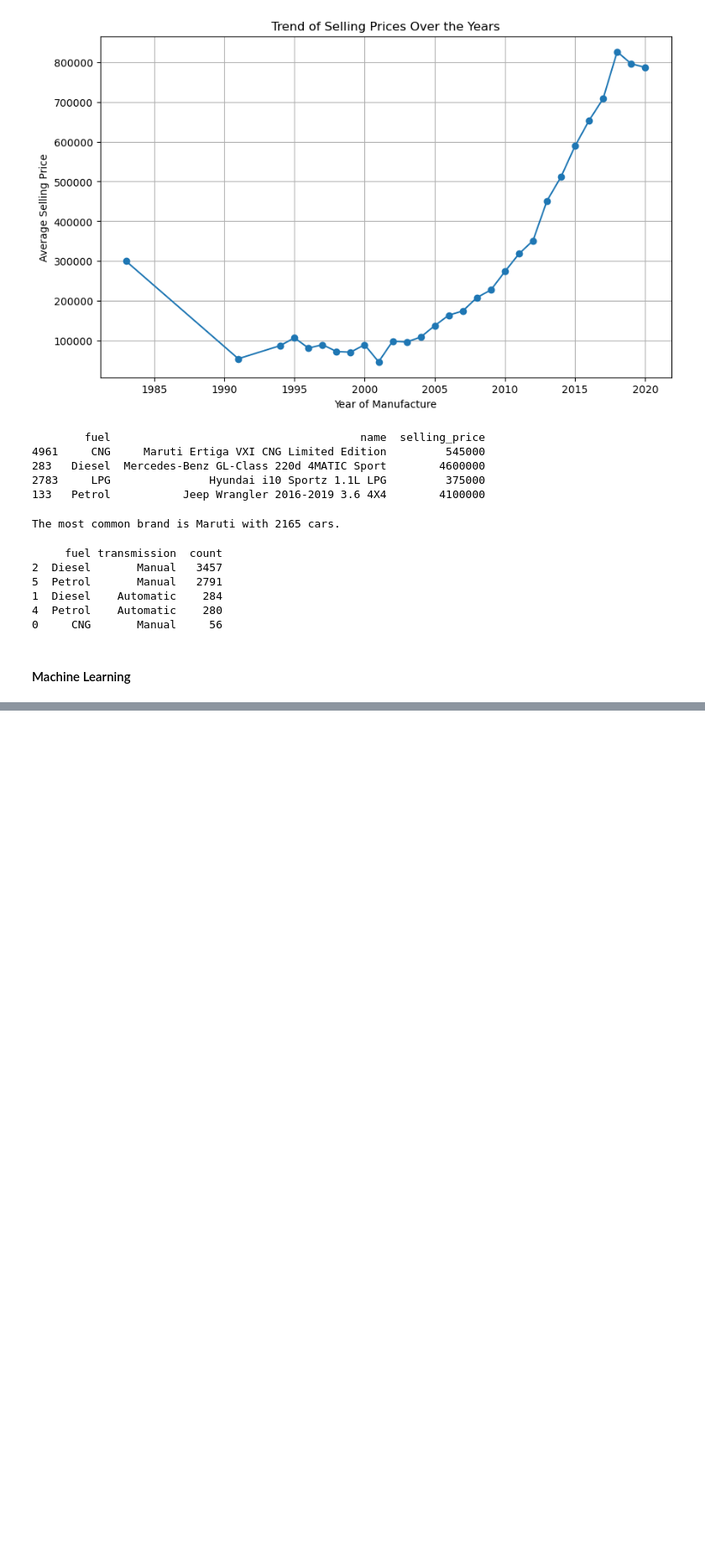
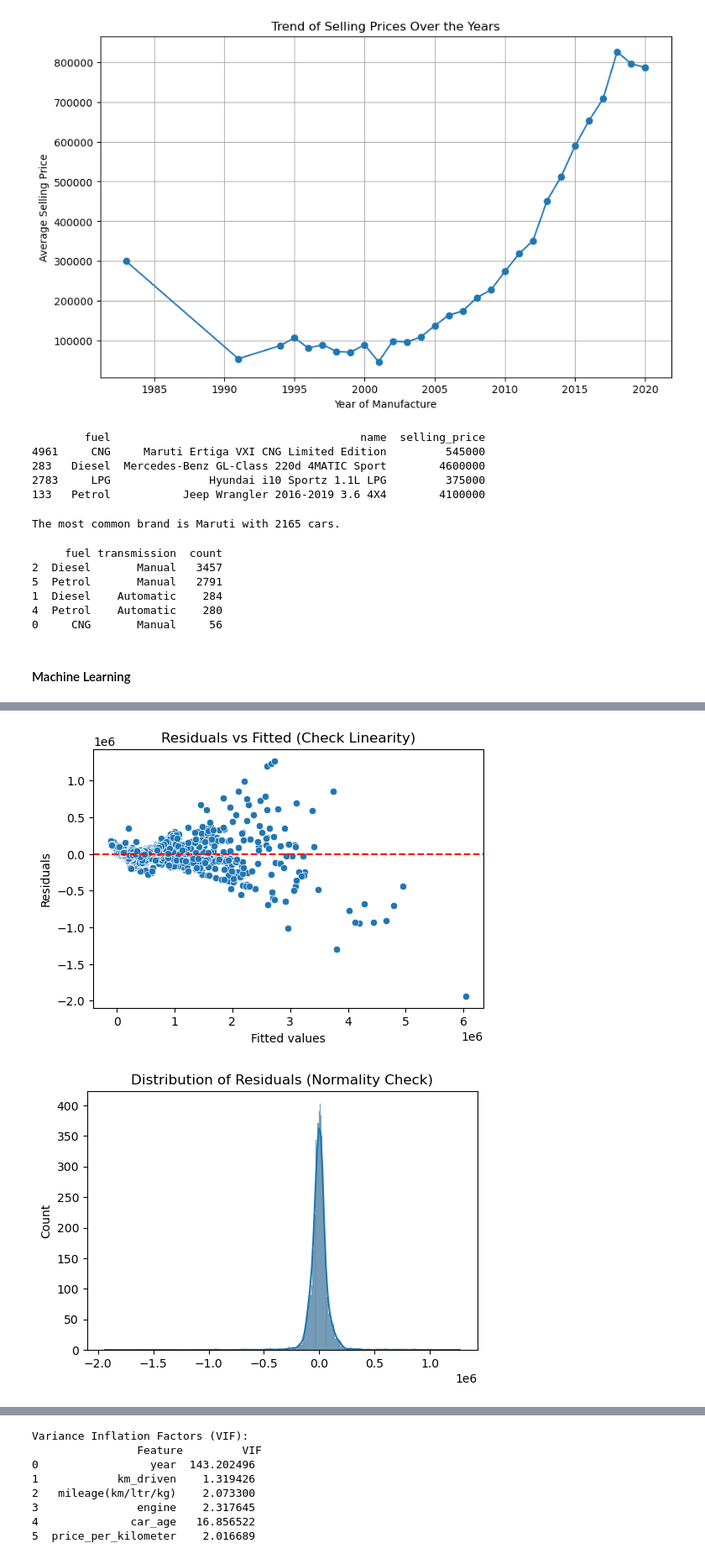
Before and after one commit to lmanyeki/LuxDev-Assignments, a Jupyter notebook: ML/Car Prediction Test/CarPrediction.ipynb, the cells around one changed output, grey strips where cells are left out. Shown: that part at 84% size. Drawn from its saved outputs; the diff is of its cells as text; code cells hidden in the pictures; blank space fills up the shorter version.

```diff
--- a/ML/Car Prediction Test/CarPrediction.ipynb
+++ b/ML/Car Prediction Test/CarPrediction.ipynb
@@ -399,3 +376,50 @@ Check: Variance Inflation Factor (VIF).
 - Violation is common in time-series data.
 
 Check: Durbin-Watson statistic.
+# %%
+import pandas as pd
+import matplotlib.pyplot as plt
+import seaborn as sns
+import statsmodels.api as sm
+from statsmodels.stats.outliers_influence import variance_inflation_factor
+
+# Features and target
+features = ["year", "km_driven", "mileage(km/ltr/kg)", "engine", "car_age", "price_per_kilometer"]
+X = df[features].dropna()
+y = df.loc[X.index, "selling_price"]
+
+# Add constant for regression
+X_const = sm.add_constant(X)
+
+# Fit OLS model
+model = sm.OLS(y, X_const).fit()
+residuals = model.resid
+fitted = model.fittedvalues
+
+# 1. Linearity (scatter plot of residuals vs fitted)
+plt.figure(figsize=(6,4))
+sns.scatterplot(x=fitted, y=residuals)
+plt.axhline(0, color="red", linestyle="--")
+plt.xlabel("Fitted values")
+plt.ylabel("Residuals")
+plt.title("Residuals vs Fitted (Check Linearity)")
+plt.show()
+
+# 2. Normality of residuals (histogram + QQ plot)
+plt.figure(figsize=(6,4))
+sns.histplot(residuals, kde=True)
+plt.title("Distribution of Residuals (Normality Check)")
+plt.show()
+
+sm.qqplot(residuals, line='45', fit=True)
+plt.title("Q-Q Plot of Residuals")
+plt.show()
+
+# 3. Multicollinearity (VIF values)
+vif_data = pd.DataFrame()
+vif_data["Feature"] = X.columns
+vif_data["VIF"] = [variance_inflation_factor(X.values, i) for i in range(X.shape[1])]
+print("Variance Inflation Factors (VIF):\n", vif_data)
+# %% [output]
+[figure, added]
+[figure, added]
@@ -401,0 +427,8 @@ Check: Durbin-Watson statistic.
+Variance Inflation Factors (VIF):
+                Feature         VIF
+0                 year  143.202496
+1            km_driven    1.319426
+2   mileage(km/ltr/kg)    2.073300
+3               engine    2.317645
+4              car_age   16.856522
+5  price_per_kilometer    2.016689
```
Also changed, not shown: parts of 26 cells of this notebook.
